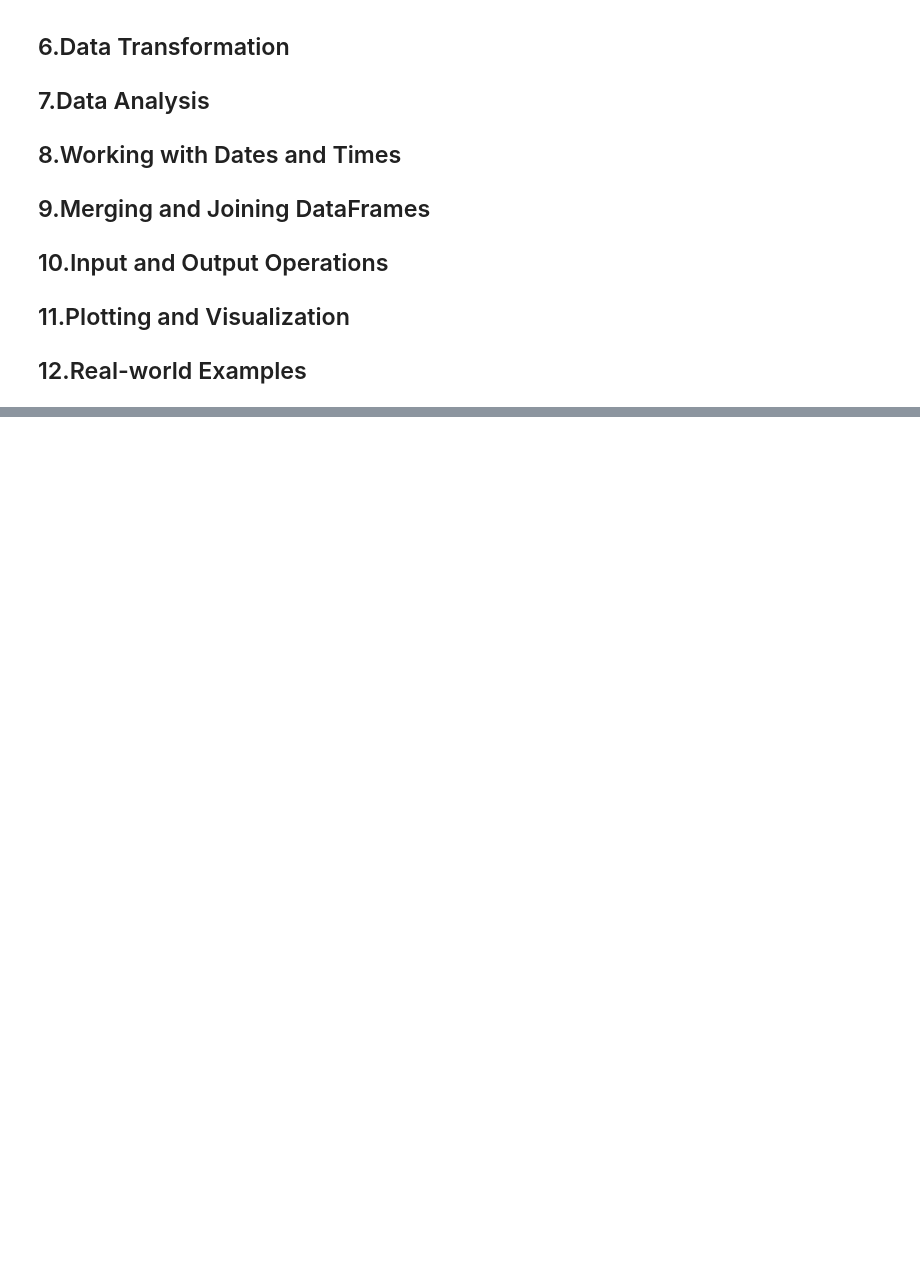
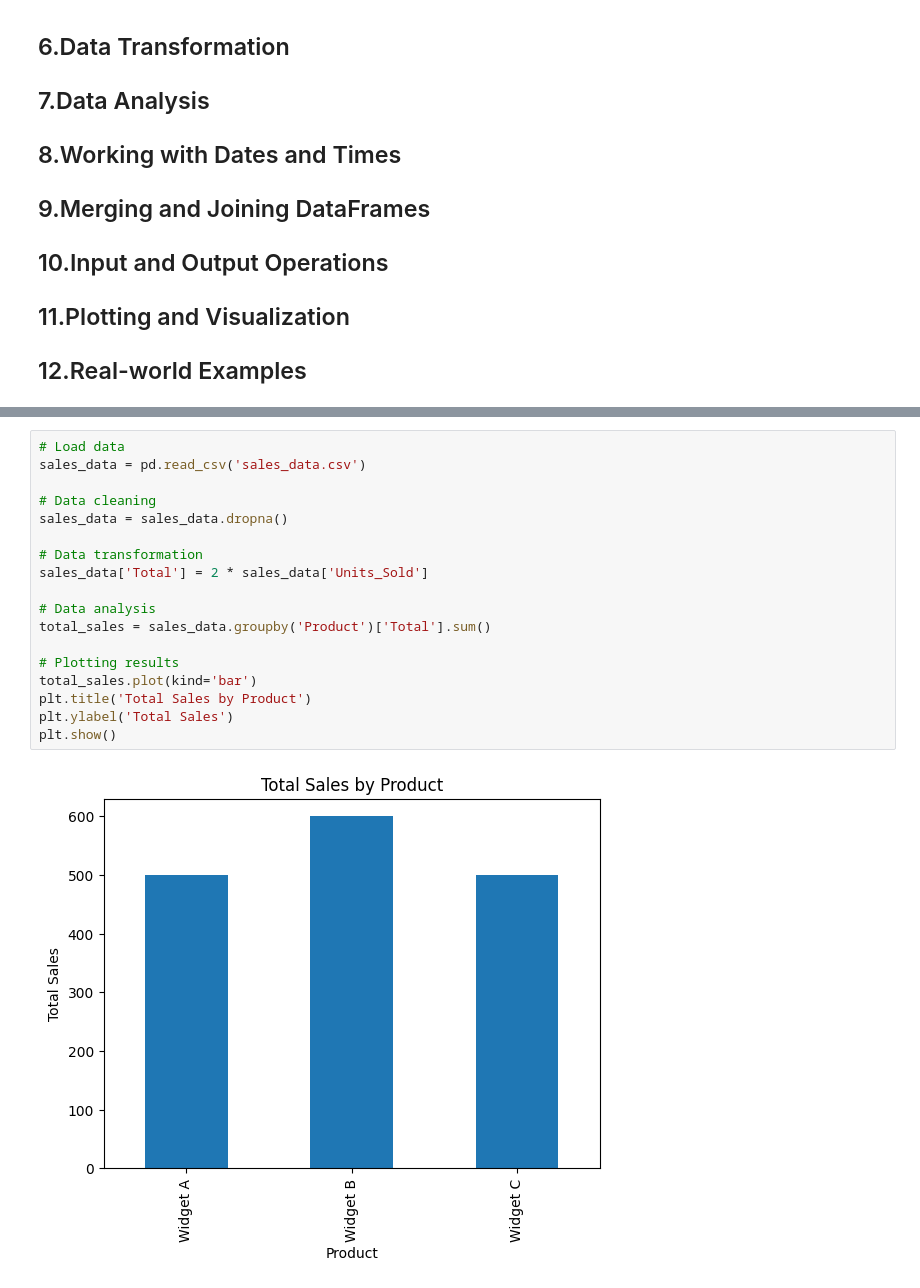
Before and after one commit to surya170/MachineLearning-AI, a Jupyter notebook: pandas2.ipynb, the cells around one changed output, grey strips where cells are left out. Saved outputs shown, nothing was run; the diff lists cells and outputs as text; blank space fills up the shorter version.

```diff
--- a/pandas2.ipynb
+++ b/pandas2.ipynb
@@ -27,0 +353,20 @@ Note: you may need to restart the kernel to use updated packages.
+# %%
+# Load data
+sales_data = pd.read_csv('sales_data.csv')
+
+# Data cleaning
+sales_data = sales_data.dropna()
+
+# Data transformation
+sales_data['Total'] = 2 * sales_data['Units_Sold']
+
+# Data analysis
+total_sales = sales_data.groupby('Product')['Total'].sum()
+
+# Plotting results
+total_sales.plot(kind='bar')
+plt.title('Total Sales by Product')
+plt.ylabel('Total Sales')
+plt.show()
+# %% [output]
+[figure, added]
```
Also changed, not shown: parts of 36 cells of this notebook.
